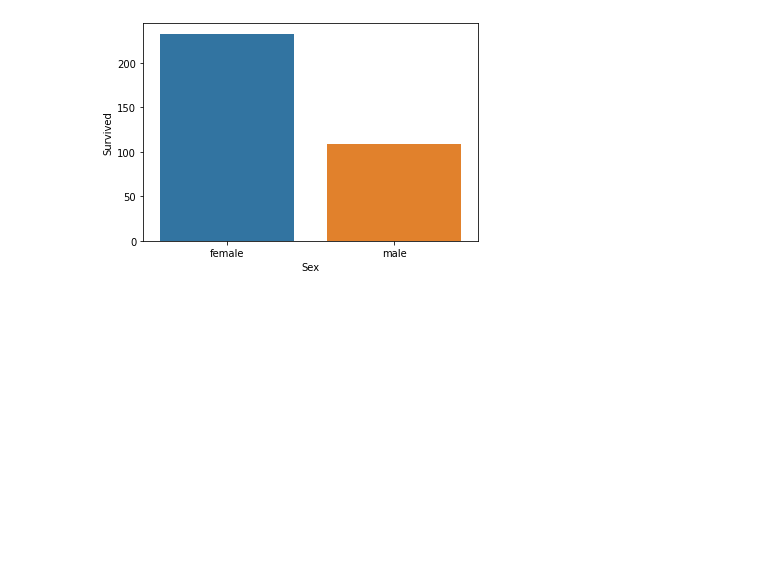
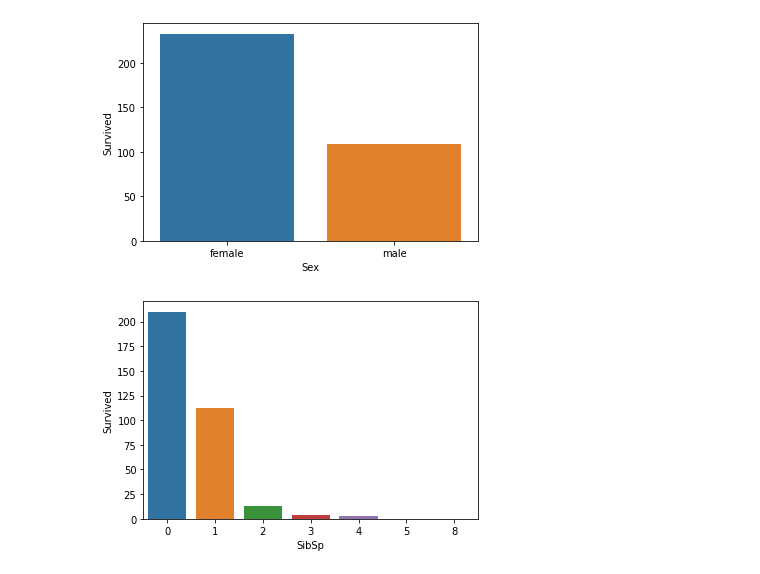
Before and after one commit to abhiraman/ML_Algos, a Jupyter notebook: Logistic_Regression.ipynb, the cells around one changed output. Drawn from its saved outputs; the diff is of its cells as text; code cells hidden in the pictures; blank space fills up the shorter version.

```diff
--- a/Logistic_Regression.ipynb
+++ b/Logistic_Regression.ipynb
@@ -52,3 +54,8 @@ plot_feature(train_df,'Pclass')
 plot_feature(train_df,'Sex')
 # %% [output]
 [figure]
+# %%
+
+plot_feature(train_df,'SibSp')
+# %% [output]
+[figure, added]
```
Also changed, not shown: parts of 14 cells of this notebook.
